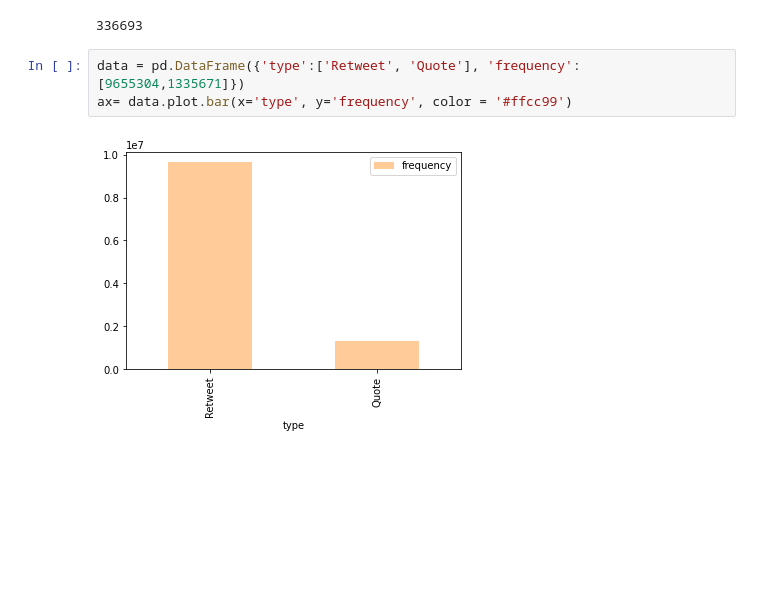
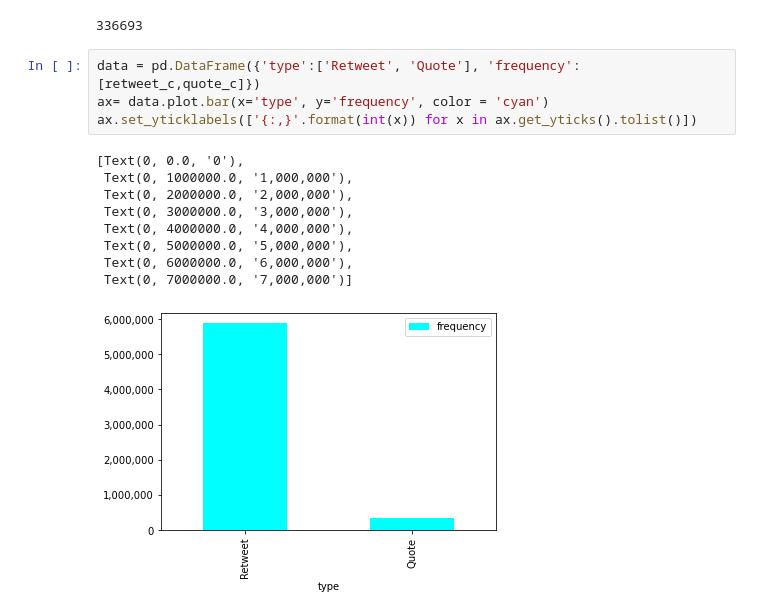
Before and after one commit to moinam/TweetAnalyzer, a Jupyter notebook: Draft_pipeline for initial eda.ipynb, the cells around one changed output. Cells and saved outputs as stored; diff of their text form; blank space fills up the shorter version.

```diff
--- a/Draft_pipeline for initial eda.ipynb
+++ b/Draft_pipeline for initial eda.ipynb
@@ -41,7 +41,16 @@ quote_c
 # %% [output]
 336693
 # %%
-data = pd.DataFrame({'type':['Retweet', 'Quote'], 'frequency':[9655304,1335671]})
-ax= data.plot.bar(x='type', y='frequency', color = '#ffcc99')
+data = pd.DataFrame({'type':['Retweet', 'Quote'], 'frequency':[retweet_c,quote_c]})
+ax= data.plot.bar(x='type', y='frequency', color = 'cyan')
+ax.set_yticklabels(['{:,}'.format(int(x)) for x in ax.get_yticks().tolist()])
 # %% [output]
+[Text(0, 0.0, '0'),
+ Text(0, 1000000.0, '1,000,000'),
+ Text(0, 2000000.0, '2,000,000'),
+ Text(0, 3000000.0, '3,000,000'),
+ Text(0, 4000000.0, '4,000,000'),
+ Text(0, 5000000.0, '5,000,000'),
+ Text(0, 6000000.0, '6,000,000'),
+ Text(0, 7000000.0, '7,000,000')]
-[figure, old version]
+[figure, new version]
```
